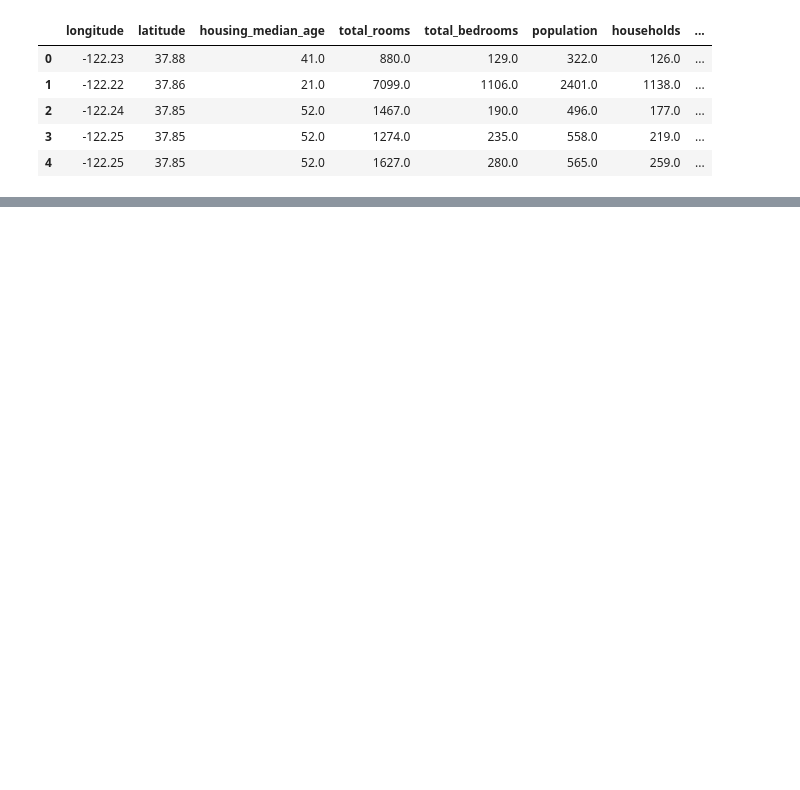
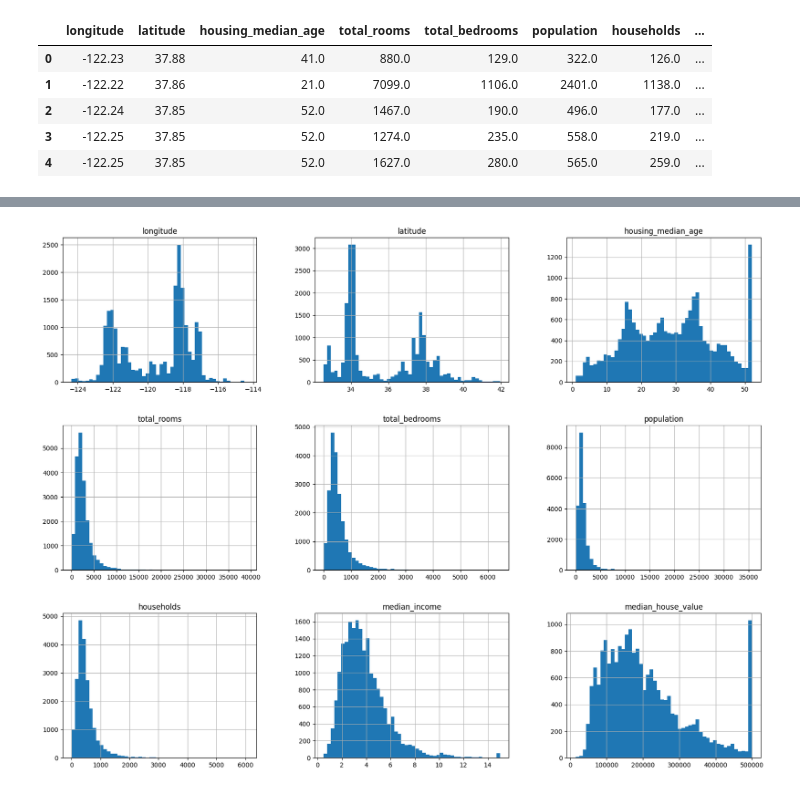
Before and after one commit to antonioIannotta/Machine-Learning, a Jupyter notebook: Housing.ipynb, the cells around one changed output, grey strips where cells are left out. Drawn from its saved outputs; the diff is of its cells as text; code cells hidden in the pictures; blank space fills up the shorter version.

```diff
--- a/Housing.ipynb
+++ b/Housing.ipynb
@@ -34,0 +82,5 @@ housing.head()
+# %%
+housing.hist(bins=50, figsize=(20,15))
+plt.show()
+# %% [output]
+[figure, added]
```
Also changed, not shown: parts of 18 cells of this notebook.
